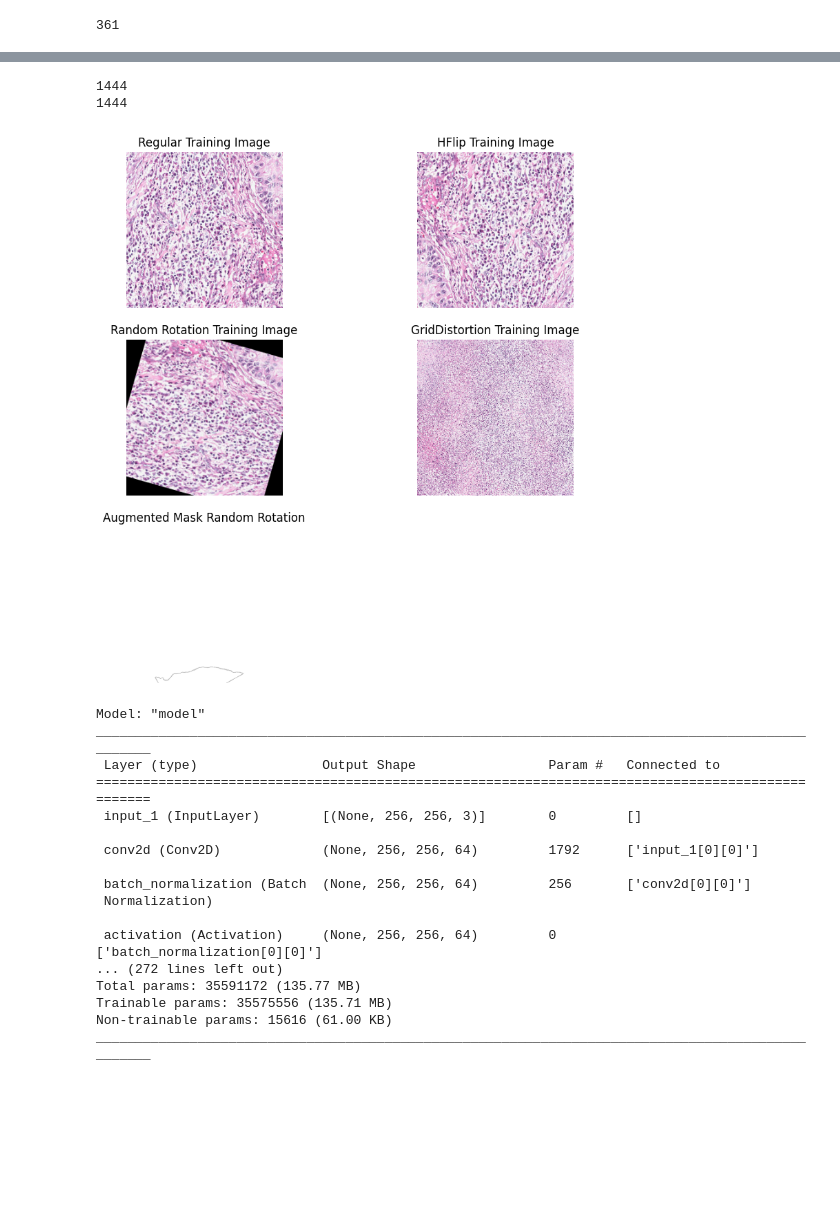
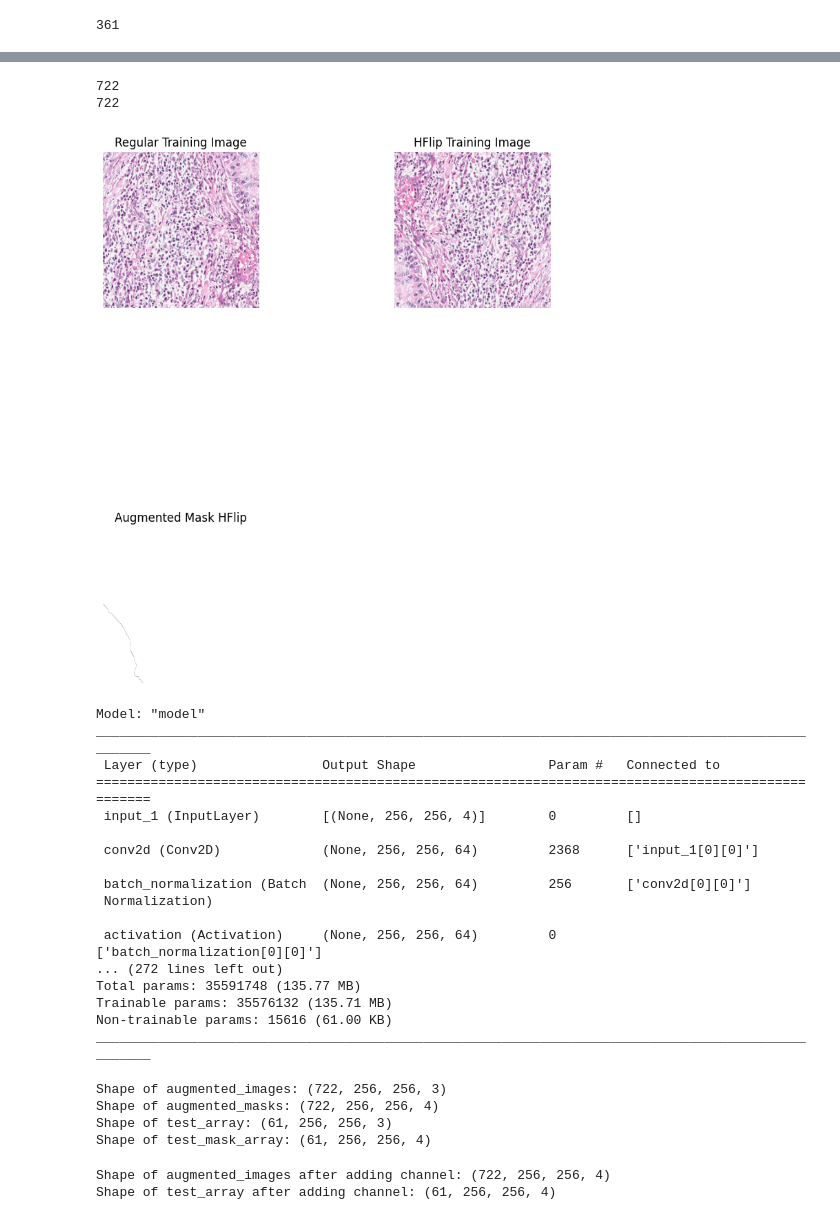
Before and after one commit to Gabril0/CNN, a Jupyter notebook: Attention_UNET_Oral_Cancer.ipynb, the cells around one changed output, grey strips where cells are left out. Saved outputs shown, nothing was run; the diff lists cells and outputs as text; code cells hidden in the pictures; blank space fills up the shorter version.

```diff
--- a/Attention_UNET_Oral_Cancer.ipynb
+++ b/Attention_UNET_Oral_Cancer.ipynb
@@ -195,49 +195,49 @@ def grid_distort(image_array, mask_array, rows=10, cols=10):
 augmented_images, augmented_masks = flip_horizontal(training_array, mask_array)
 augmented_images.extend(flip_vertical(training_array, mask_array)[0])
 augmented_masks.extend(flip_vertical(training_array, mask_array)[1])
-augmented_images.extend(random_rotation(training_array, mask_array)[0])
-augmented_masks.extend(random_rotation(training_array, mask_array)[1])
-augmented_images.extend(grid_distort(training_array, mask_array)[0])
-augmented_masks.extend(grid_distort(training_array, mask_array)[1])
+#augmented_images.extend(random_rotation(training_array, mask_array)[0])
+#augmented_masks.extend(random_rotation(training_array, mask_array)[1])
+#augmented_images.extend(grid_distort(training_array, mask_array)[0])
+#augmented_masks.extend(grid_distort(training_array, mask_array)[1])
 # %%
 print(len(augmented_images))
 print(len(augmented_masks))
 # %% [output]
-1444
-1444
+722
+722
 # %%
 #showing data aug results
 plt.figure(figsize=(10, 10))
 plt.subplots_adjust(wspace=0.2, hspace=0.2)
 
 plt.subplot(3, 2, 1)
 plt.imshow(augmented_images[1])
 plt.title('Regular Training Image')
 plt.axis('off')
 
 plt.subplot(3, 2, 2)
 plt.imshow(augmented_images[362])
 plt.title('HFlip Training Image')
 plt.axis('off')
 
-plt.subplot(3, 2, 3)
-plt.imshow(augmented_images[723])
-plt.title('Random Rotation Training Image')
-plt.axis('off')
+#plt.subplot(3, 2, 3)
+#plt.imshow(augmented_images[723])
+#plt.title('Random Rotation Training Image')
+#plt.axis('off')
 
-plt.subplot(3, 2, 4)
-plt.imshow(augmented_images[1084])
-plt.title('GridDistortion Training Image')
-plt.axis('off')
+#plt.subplot(3, 2, 4)
+#plt.imshow(augmented_images[1084])
+#plt.title('GridDistortion Training Image')
+#plt.axis('off')
 
 plt.subplot(3, 2, 5)
-plt.imshow(augmented_masks[723])
-plt.title('Augmented Mask Random Rotation')
+plt.imshow(augmented_masks[362])
+plt.title('Augmented Mask HFlip')
 plt.axis('off')
 
 plt.show()
 # %% [output]
-[figure, old version]
+[figure, new version]
 # %%
 #constructing the UNET functions
 
@@ -317,7 +317,7 @@ def unet_build(input_shape):
   return model
 # %%
 #creation of the network
-input_shape = (width, height, 3)
+input_shape = (width, height, 4)
 model = unet_build(input_shape)
 model.summary()
 # %% [output]
@@ -325,16 +325,16 @@ Model: "model"
 __________________________________________________________________________________________________
  Layer (type)                Output Shape                 Param #   Connected to
 ==================================================================================================
- input_1 (InputLayer)        [(None, 256, 256, 3)]        0         []
+ input_1 (InputLayer)        [(None, 256, 256, 4)]        0         []
 
- conv2d (Conv2D)             (None, 256, 256, 64)         1792      ['input_1[0][0]']
+ conv2d (Conv2D)             (None, 256, 256, 64)         2368      ['input_1[0][0]']
 
  batch_normalization (Batch  (None, 256, 256, 64)         256       ['conv2d[0][0]']
  Normalization)
 
  activation (Activation)     (None, 256, 256, 64)         0         ['batch_normalization[0][0]']
 ... (272 lines left out)
-Total params: 35591172 (135.77 MB)
-Trainable params: 35575556 (135.71 MB)
+Total params: 35591748 (135.77 MB)
+Trainable params: 35576132 (135.71 MB)
 Non-trainable params: 15616 (61.00 KB)
 __________________________________________________________________________________________________
@@ -340,0 +346,19 @@ ________________________________________________________________________________
+# %%
+print("Shape of augmented_images:", augmented_images.shape)
+print("Shape of augmented_masks:", augmented_masks.shape)
+print("Shape of test_array:", test_array.shape)
+print("Shape of test_mask_array:", test_mask_array.shape)
+# %% [output]
+Shape of augmented_images: (722, 256, 256, 3)
+Shape of augmented_masks: (722, 256, 256, 4)
+Shape of test_array: (61, 256, 256, 3)
+Shape of test_mask_array: (61, 256, 256, 4)
+# %%
+augmented_images_with_channel = np.concatenate([augmented_images, np.ones_like(augmented_images[..., :1])], axis=-1)
+test_array_with_channel = np.concatenate([test_array, np.ones_like(test_array[..., :1])], axis=-1)
+
+print("Shape of augmented_images after adding channel:", augmented_images_with_channel.shape)
+print("Shape of test_array after adding channel:", test_array_with_channel.shape)
+# %% [output]
+Shape of augmented_images after adding channel: (722, 256, 256, 4)
+Shape of test_array after adding channel: (61, 256, 256, 4)
```
Also changed, not shown: parts of 9 cells of this notebook.
